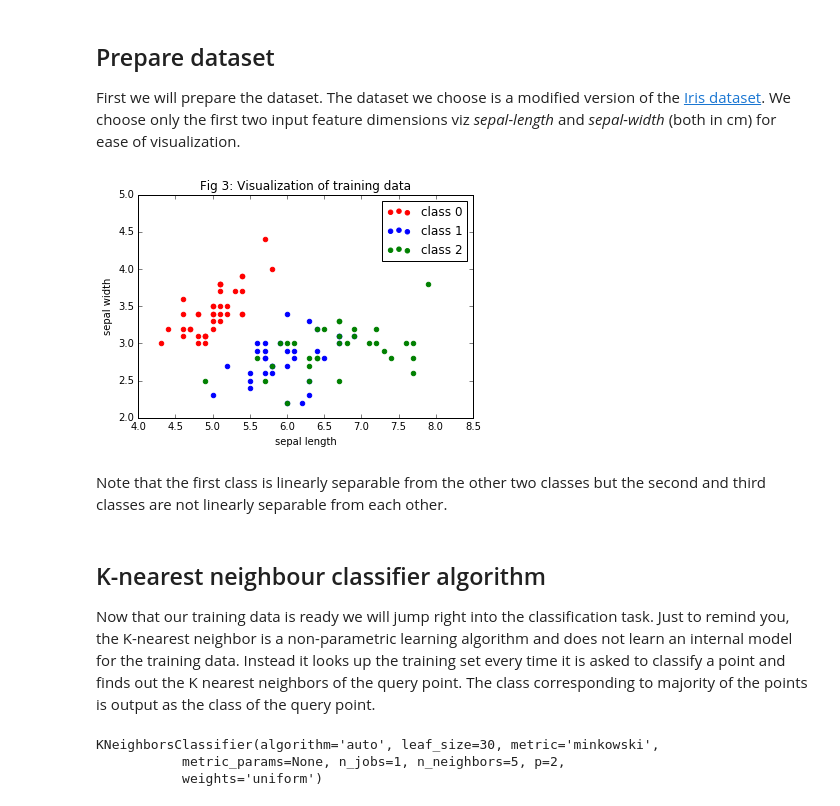
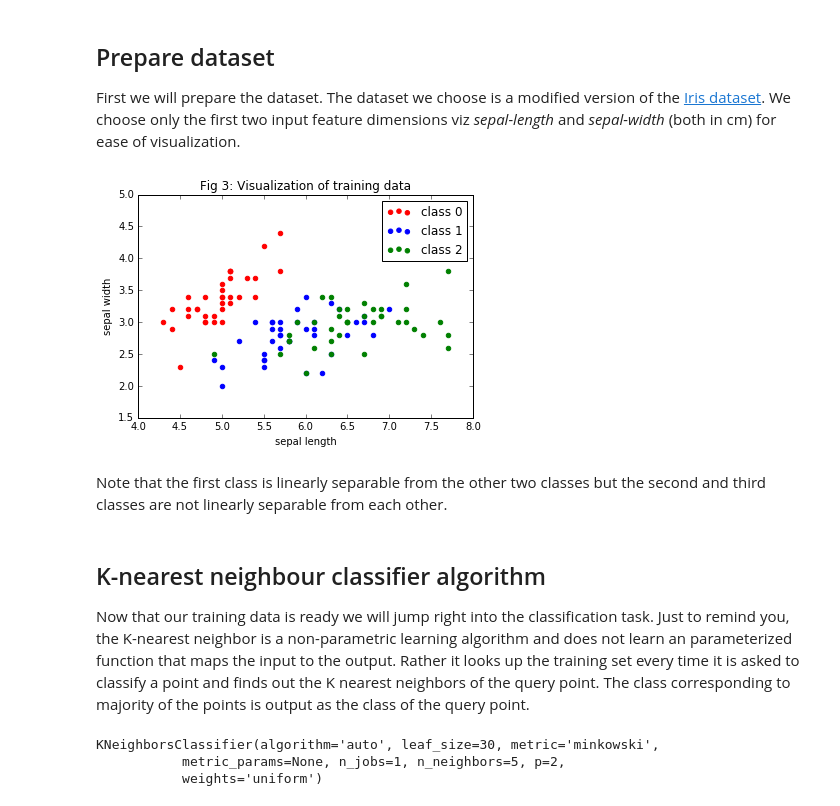
Before and after one commit to Santara/ML-MOOC-NPTEL, a Jupyter notebook: lecture2/ML-Anirban_Lecture2.ipynb, the cells around one changed output. Drawn from its saved outputs; the diff is of its cells as text; code cells hidden in the pictures.

```diff
--- a/lecture2/ML-Anirban_Lecture2.ipynb
+++ b/lecture2/ML-Anirban_Lecture2.ipynb
@@ -12,51 +21,46 @@ Prepare dataset
 --------------
 First we will prepare the dataset. The dataset we choose is a modified  version of the [Iris dataset](https://archive.ics.uci.edu/ml/datasets/Iris). We choose only the first two input feature dimensions viz _sepal-length_ and _sepal-width_ (both in cm) for ease of visualization.
 # %%
-iris = datasets.load_iris()
+iris = load_iris()
 X = iris.data[:,:2] #Choosing only the first two input-features
 Y = iris.target
 
 number_of_samples = len(Y)
 
-#Splitting into training, validation and test sets
+#Splitting into training and test sets
 random_indices = np.random.permutation(number_of_samples)
 #Training set
-num_training_samples = int(number_of_samples*0.7)
+num_training_samples = int(number_of_samples*0.75)
 x_train = X[random_indices[:num_training_samples]]
 y_train = Y[random_indices[:num_training_samples]]
-#Validation set
-num_validation_samples = int(number_of_samples*0.15)
-x_val = X[random_indices[num_training_samples : num_training_samples+num_validation_samples]]
-y_val = Y[random_indices[num_training_samples: num_training_samples+num_validation_samples]]
 #Test set
-num_test_samples = int(number_of_samples*0.15)
-x_test = X[random_indices[-num_test_samples:]]
-y_test = Y[random_indices[-num_test_samples:]]
+x_test = X[random_indices[num_training_samples:]]
+y_test = Y[random_indices[num_training_samples:]]
 
 #Visualizing the training data
 X_class0 = np.asmatrix([x_train[i] for i in range(len(x_train)) if y_train[i]==0]) #Picking only the first two classes
 Y_class0 = np.zeros((X_class0.shape[0]),dtype=np.int)
 X_class1 = np.asmatrix([x_train[i] for i in range(len(x_train)) if y_train[i]==1])
 Y_class1 = np.ones((X_class1.shape[0]),dtype=np.int)
 X_class2 = np.asmatrix([x_train[i] for i in range(len(x_train)) if y_train[i]==2])
 Y_class2 = np.full((X_class2.shape[0]),fill_value=2,dtype=np.int)
 
 plt.scatter(X_class0[:,0], X_class0[:,1],color='red')
 plt.scatter(X_class1[:,0], X_class1[:,1],color='blue')
 plt.scatter(X_class2[:,0], X_class2[:,1],color='green')
 plt.xlabel('sepal length')
 plt.ylabel('sepal width')
 plt.legend(['class 0','class 1','class 2'])
 plt.title('Fig 3: Visualization of training data')
 plt.show()
 # %% [output]
-[figure, old version]
+[figure, new version]
 # %% [markdown]
 Note that the first class is linearly separable from the other two classes but the second and third classes are not linearly separable from each other.
 # %% [markdown]
 K-nearest neighbour classifier algorithm
 --------------------
-Now that our training data is ready we will jump right into the classification task. Just to remind you, the K-nearest neighbor is a non-parametric learning algorithm and does not learn an internal model for the training data. Instead it looks up the training set every time it is asked to classify a point and finds out the K nearest neighbors of the query point. The class corresponding to majority of the points is output as the class of the query point.
+Now that our training data is ready we will jump right into the classification task. Just to remind you, the K-nearest neighbor is a non-parametric learning algorithm and does not learn an parameterized function that maps the input to the output. Rather it looks up the training set every time it is asked to classify a point and finds out the K nearest neighbors of the query point. The class corresponding to majority of the points is output as the class of the query point.
 # %%
 model = neighbors.KNeighborsClassifier(n_neighbors = 5) # K = 5
 model.fit(x_train, y_train)
```
Also changed, not shown: parts of 40 cells of this notebook.
